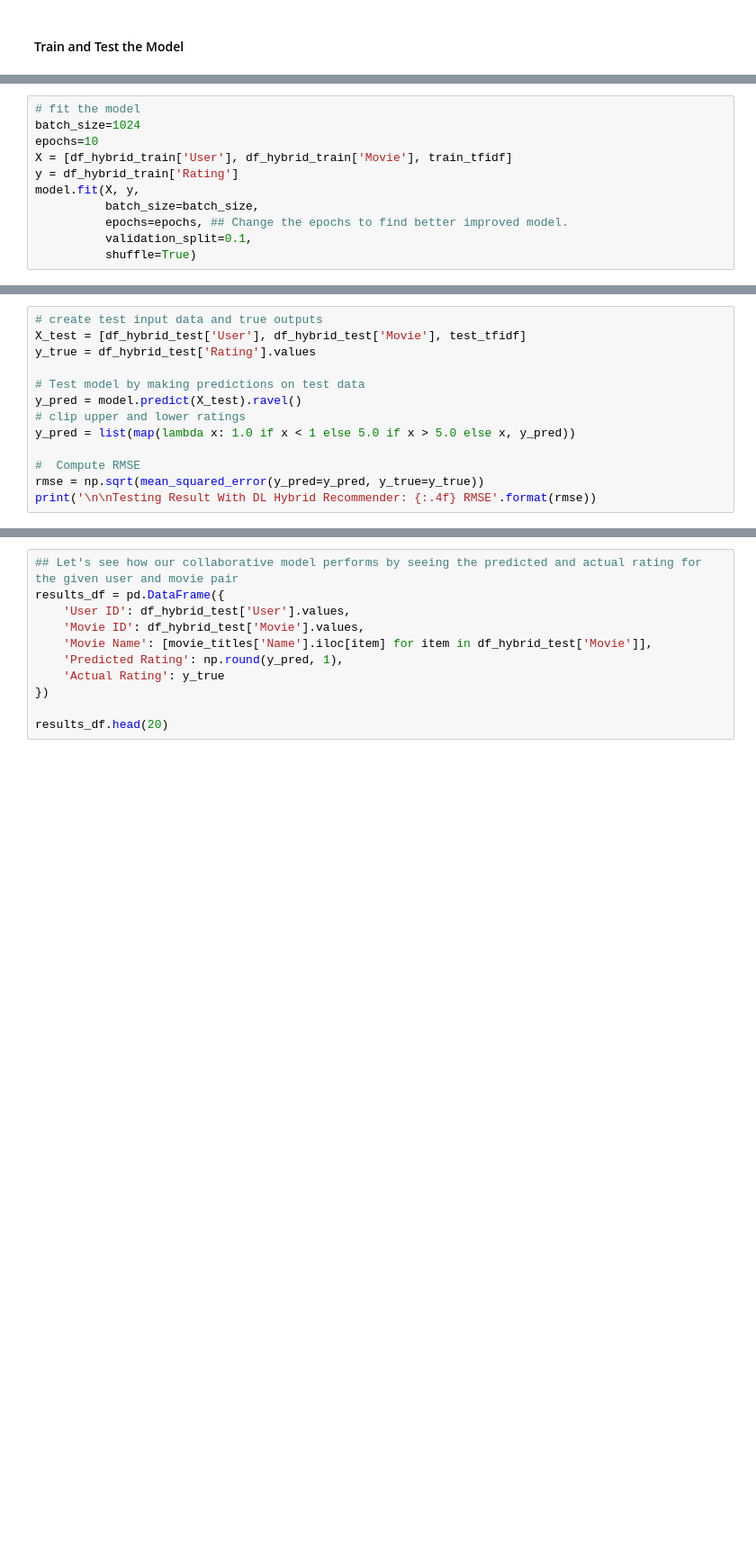
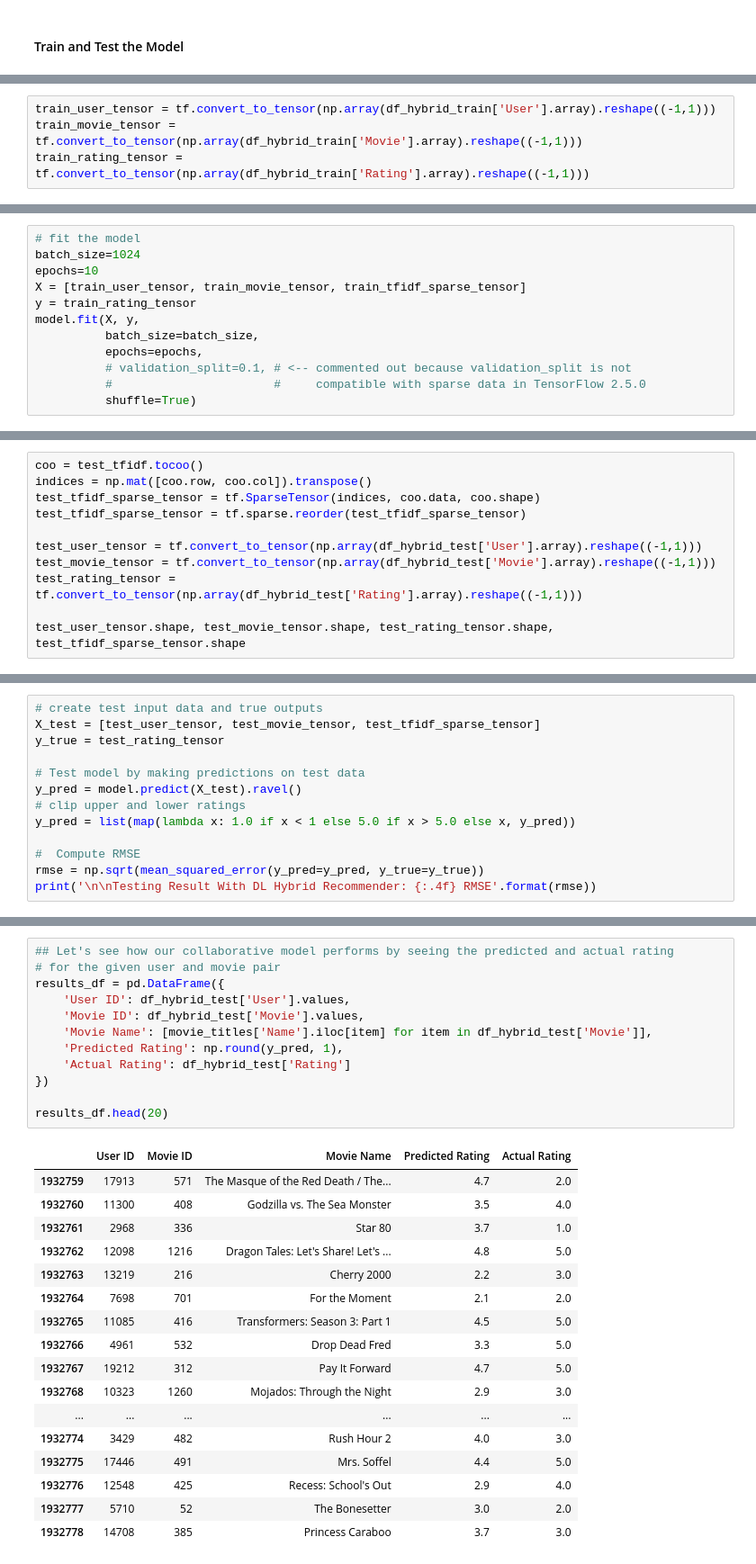
Before and after one commit to jperryhouts/Springboard, a Jupyter notebook: mec-mini-projects/mec-17.4.1-recommendation-systems-mini-project/Mini_Project_Recommendation_Systems.ipynb, the cells around one changed output, grey strips where cells are left out. Shown at 90% size. Drawn from its saved outputs; the diff is of its cells as text; blank space fills up the shorter version.

```diff
--- a/mec-mini-projects/mec-17.4.1-recommendation-systems-mini-project/Mini_Project_Recommendation_Systems.ipynb
+++ b/mec-mini-projects/mec-17.4.1-recommendation-systems-mini-project/Mini_Project_Recommendation_Systems.ipynb
@@ -857,0 +1240,4 @@ model.summary()
+# %%
+train_user_tensor = tf.convert_to_tensor(np.array(df_hybrid_train['User'].array).reshape((-1,1)))
+train_movie_tensor = tf.convert_to_tensor(np.array(df_hybrid_train['Movie'].array).reshape((-1,1)))
+train_rating_tensor = tf.convert_to_tensor(np.array(df_hybrid_train['Rating'].array).reshape((-1,1)))
@@ -859,10 +1252,11 @@ model.summary()
 # fit the model
 batch_size=1024
 epochs=10
-X = [df_hybrid_train['User'], df_hybrid_train['Movie'], train_tfidf]
-y = df_hybrid_train['Rating']
+X = [train_user_tensor, train_movie_tensor, train_tfidf_sparse_tensor]
+y = train_rating_tensor
 model.fit(X, y,
           batch_size=batch_size,
-          epochs=epochs, ## Change the epochs to find better improved model.
-          validation_split=0.1,
+          epochs=epochs,
+          # validation_split=0.1, # <-- commented out because validation_split is not
+          #                       #     compatible with sparse data in TensorFlow 2.5.0
           shuffle=True)
@@ -868,0 +1285,11 @@ model.fit(X, y,
+# %%
+coo = test_tfidf.tocoo()
+indices = np.mat([coo.row, coo.col]).transpose()
+test_tfidf_sparse_tensor = tf.SparseTensor(indices, coo.data, coo.shape)
+test_tfidf_sparse_tensor = tf.sparse.reorder(test_tfidf_sparse_tensor)
+
+test_user_tensor = tf.convert_to_tensor(np.array(df_hybrid_test['User'].array).reshape((-1,1)))
+test_movie_tensor = tf.convert_to_tensor(np.array(df_hybrid_test['Movie'].array).reshape((-1,1)))
+test_rating_tensor = tf.convert_to_tensor(np.array(df_hybrid_test['Rating'].array).reshape((-1,1)))
+
+test_user_tensor.shape, test_movie_tensor.shape, test_rating_tensor.shape, test_tfidf_sparse_tensor.shape
@@ -869,7 +1301,7 @@ model.fit(X, y,
 # %%
 # create test input data and true outputs
-X_test = [df_hybrid_test['User'], df_hybrid_test['Movie'], test_tfidf]
-y_true = df_hybrid_test['Rating'].values
+X_test = [test_user_tensor, test_movie_tensor, test_tfidf_sparse_tensor]
+y_true = test_rating_tensor
 
 # Test model by making predictions on test data
 y_pred = model.predict(X_test).ravel()
@@ -882,11 +1316,30 @@ print('\n\nTesting Result With DL Hybrid Recommender: {:.4f} RMSE'.format(rmse))
 # %%
-## Let's see how our collaborative model performs by seeing the predicted and actual rating for the given user and movie pair
+## Let's see how our collaborative model performs by seeing the predicted and actual rating
+# for the given user and movie pair
 results_df = pd.DataFrame({
     'User ID': df_hybrid_test['User'].values,
     'Movie ID': df_hybrid_test['Movie'].values,
     'Movie Name': [movie_titles['Name'].iloc[item] for item in df_hybrid_test['Movie']],
     'Predicted Rating': np.round(y_pred, 1),
-    'Actual Rating': y_true
+    'Actual Rating': df_hybrid_test['Rating']
 })
 
 results_df.head(20)
+# %% [output]
+|  | User ID | Movie ID | Movie Name | Predicted Rating | Actual Rating |
+| 1932759 | 17913 | 571 | The Masque of the Red Death / The... | 4.7 | 2.0 |
+| 1932760 | 11300 | 408 | Godzilla vs. The Sea Monster | 3.5 | 4.0 |
+| 1932761 | 2968 | 336 | Star 80 | 3.7 | 1.0 |
+| 1932762 | 12098 | 1216 | Dragon Tales: Let's Share! Let's ... | 4.8 | 5.0 |
+| 1932763 | 13219 | 216 | Cherry 2000 | 2.2 | 3.0 |
+| 1932764 | 7698 | 701 | For the Moment | 2.1 | 2.0 |
+| 1932765 | 11085 | 416 | Transformers: Season 3: Part 1 | 4.5 | 5.0 |
+| 1932766 | 4961 | 532 | Drop Dead Fred | 3.3 | 5.0 |
+| 1932767 | 19212 | 312 | Pay It Forward | 4.7 | 5.0 |
+| 1932768 | 10323 | 1260 | Mojados: Through the Night | 2.9 | 3.0 |
+| ... | ... | ... | ... | ... | ... |
+| 1932774 | 3429 | 482 | Rush Hour 2 | 4.0 | 3.0 |
+| 1932775 | 17446 | 491 | Mrs. Soffel | 4.4 | 5.0 |
+| 1932776 | 12548 | 425 | Recess: School's Out | 2.9 | 4.0 |
+| 1932777 | 5710 | 52 | The Bonesetter | 3.0 | 2.0 |
+| 1932778 | 14708 | 385 | Princess Caraboo | 3.7 | 3.0 |
```
Also changed, not shown: parts of 65 cells of this notebook.
